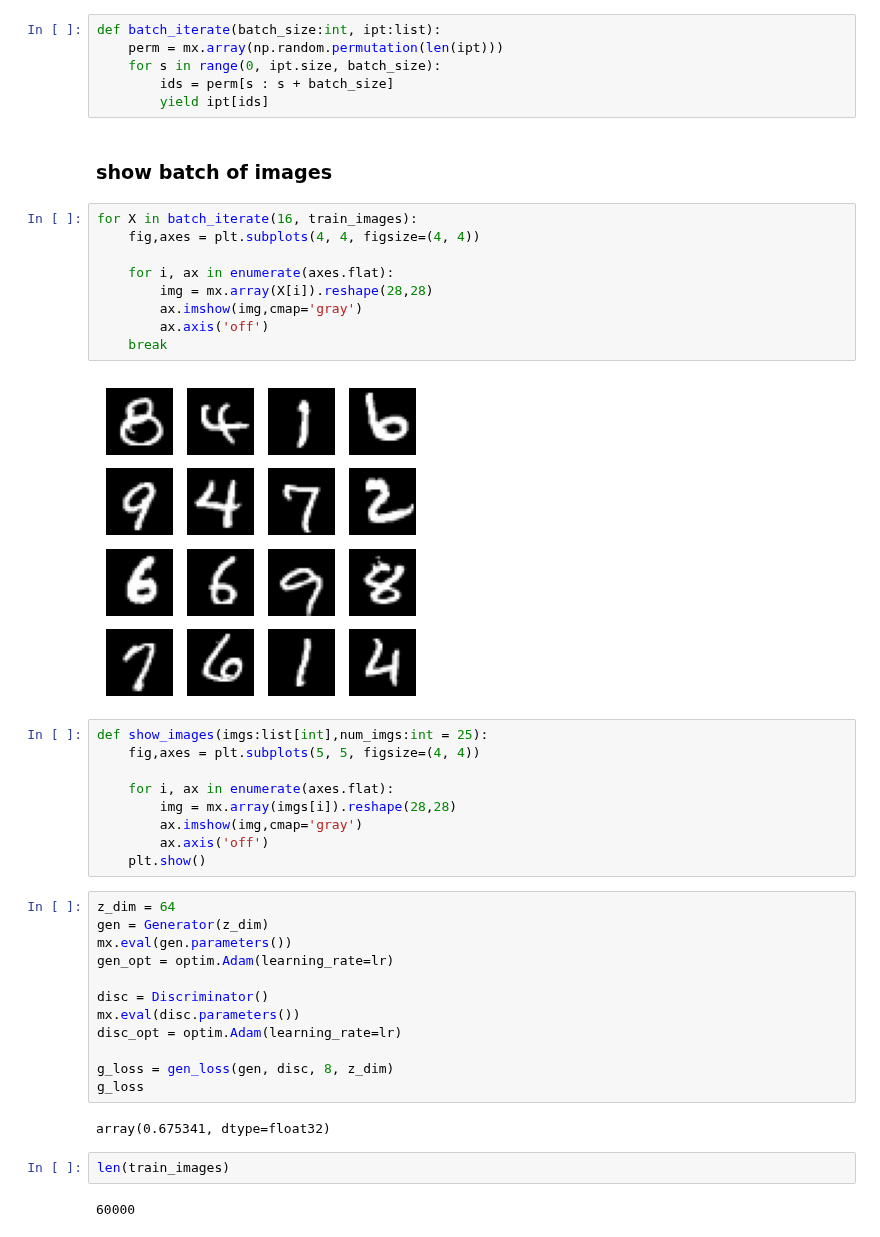
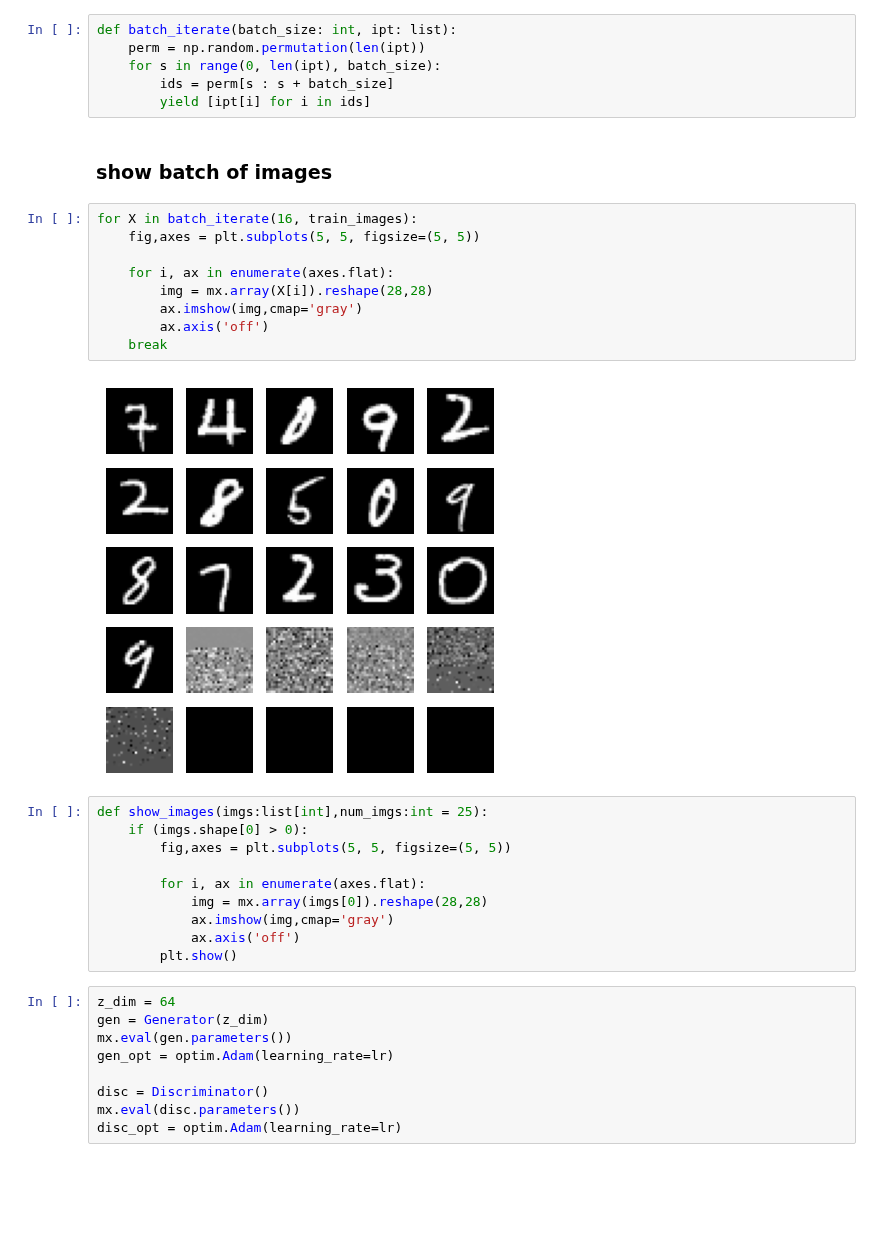
Before and after one commit to ml-explore/mlx-examples, a Jupyter notebook: gan/playground.ipynb, the cells around one changed output. Drawn from its saved outputs; the diff is of its cells as text; blank space fills up the shorter version.

```diff
--- a/gan/playground.ipynb
+++ b/gan/playground.ipynb
@@ -169,31 +173,32 @@ train_images, _, test_images, _ = map(
 # %%
-def batch_iterate(batch_size:int, ipt:list):
-    perm = mx.array(np.random.permutation(len(ipt)))
-    for s in range(0, ipt.size, batch_size):
+def batch_iterate(batch_size: int, ipt: list):
+    perm = np.random.permutation(len(ipt))
+    for s in range(0, len(ipt), batch_size):
         ids = perm[s : s + batch_size]
-        yield ipt[ids]
+        yield [ipt[i] for i in ids]
 # %% [markdown]
 ### show batch of images
 # %%
 for X in batch_iterate(16, train_images):
-    fig,axes = plt.subplots(4, 4, figsize=(4, 4))
+    fig,axes = plt.subplots(5, 5, figsize=(5, 5))
 
     for i, ax in enumerate(axes.flat):
         img = mx.array(X[i]).reshape(28,28)
         ax.imshow(img,cmap='gray')
         ax.axis('off')
     break
 # %% [output]
-[figure, old version]
+[figure, new version]
 # %%
 def show_images(imgs:list[int],num_imgs:int = 25):
-    fig,axes = plt.subplots(5, 5, figsize=(4, 4))
+    if (imgs.shape[0] > 0):
+        fig,axes = plt.subplots(5, 5, figsize=(5, 5))
 
-    for i, ax in enumerate(axes.flat):
-        img = mx.array(imgs[i]).reshape(28,28)
-        ax.imshow(img,cmap='gray')
-        ax.axis('off')
-    plt.show()
+        for i, ax in enumerate(axes.flat):
+            img = mx.array(imgs[0]).reshape(28,28)
+            ax.imshow(img,cmap='gray')
+            ax.axis('off')
+        plt.show()
 # %%
 z_dim = 64
 gen = Generator(z_dim)
@@ -203,14 +208,5 @@ gen_opt = optim.Adam(learning_rate=lr)
 disc = Discriminator()
 mx.eval(disc.parameters())
 disc_opt = optim.Adam(learning_rate=lr)
-
-g_loss = gen_loss(gen, disc, 8, z_dim)
-g_loss
-# %% [output]
-array(0.675341, dtype=float32)
-# %%
-len(train_images)
-# %% [output]
-60000
 # %%
 # Train the GAN for only 1000 images
```
Also changed, not shown: parts of 2 cells of this notebook.
